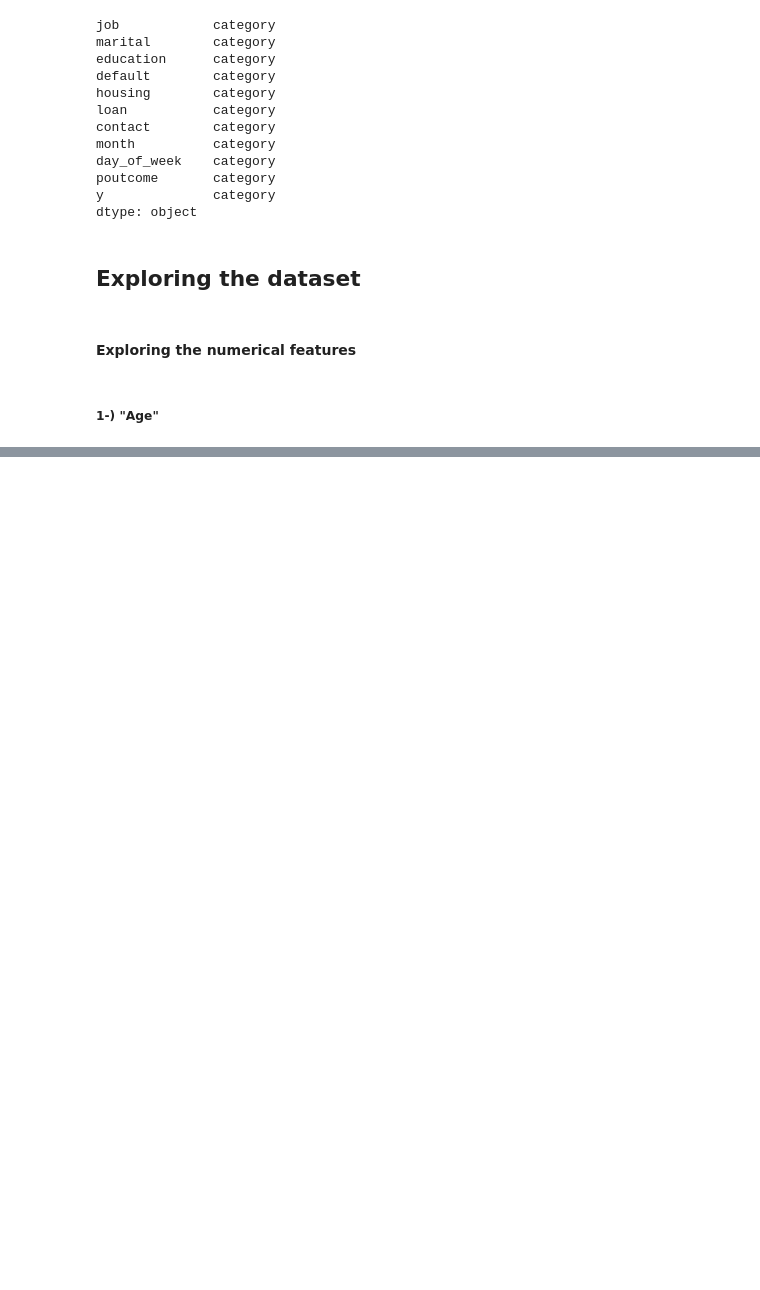
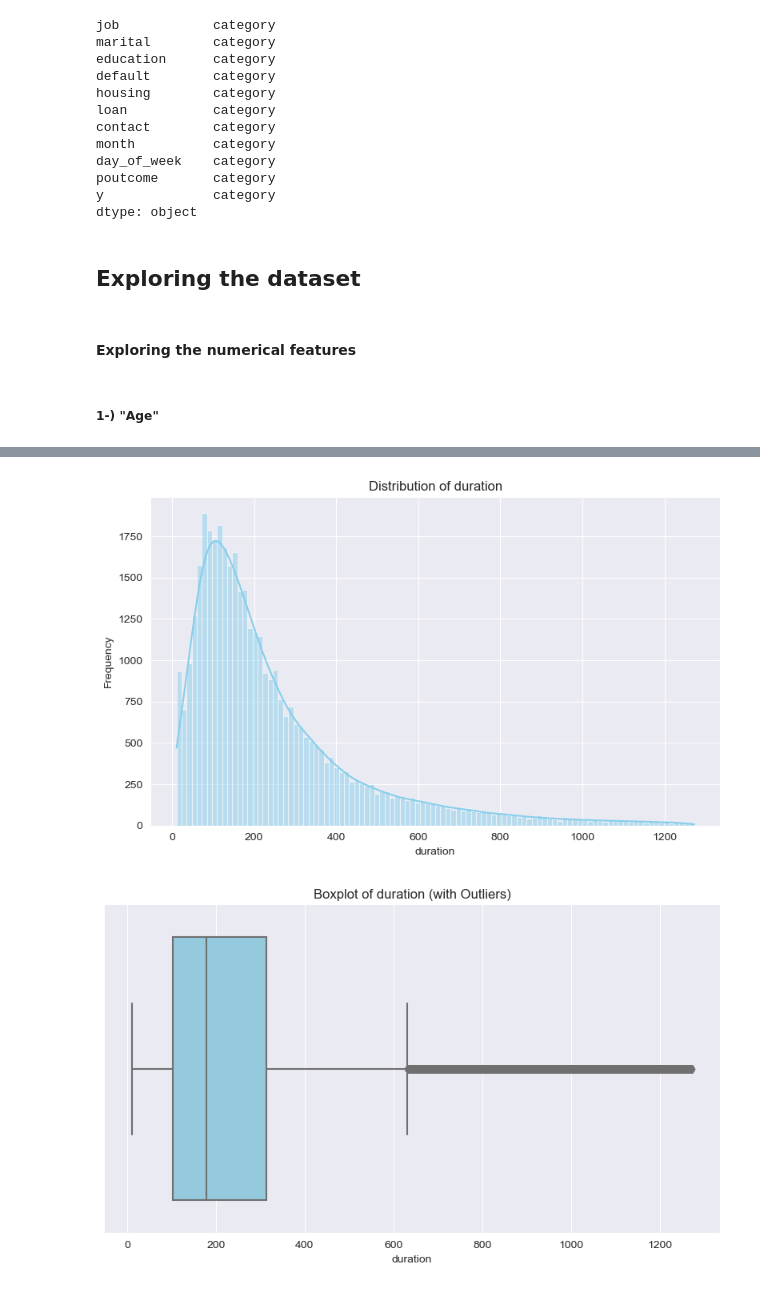
Before and after one commit to batuhanozzer/bankMarketing, a Jupyter notebook: ceng474_BankMarketing.ipynb, the cells around one changed output, grey strips where cells are left out. Cells and saved outputs as stored; diff of their text form; code cells hidden in the pictures; blank space fills up the shorter version.

```diff
--- a/ceng474_BankMarketing.ipynb
+++ b/ceng474_BankMarketing.ipynb
@@ -191,0 +230,6 @@ Name: age, dtype: float64
+# %%
+visualize_features(dataset_numerical,'duration')
+visualize_outliers(dataset_numerical,'duration')
+# %% [output]
+[figure, added]
+[figure, added]
```
Also changed, not shown: parts of 20 cells of this notebook.
